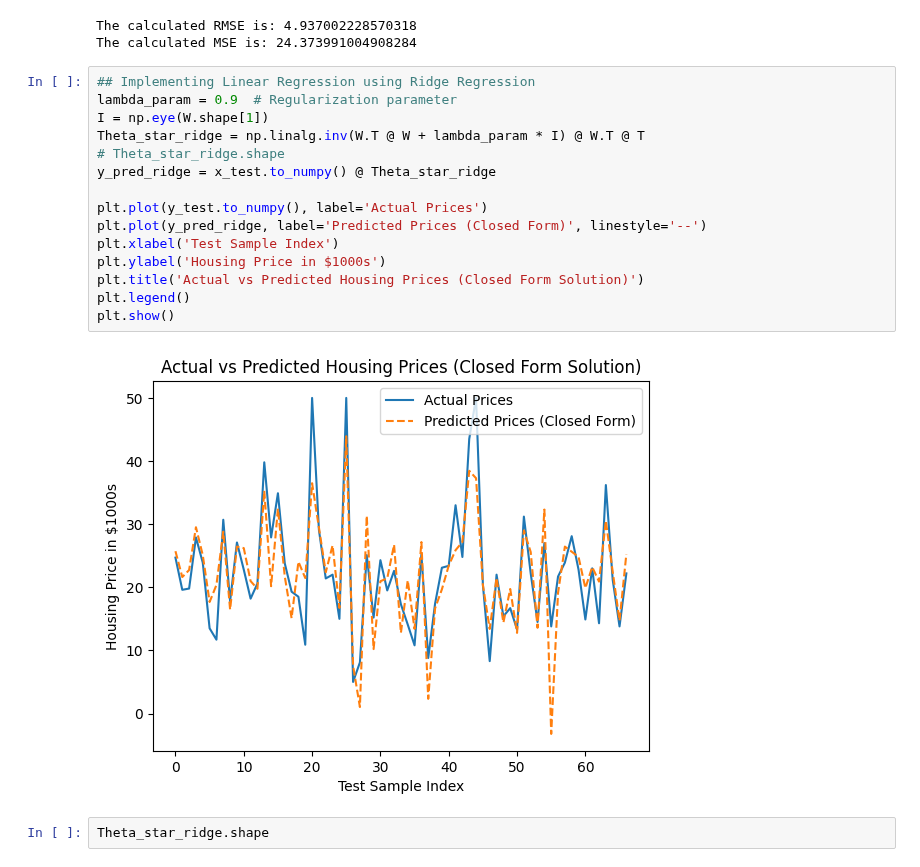
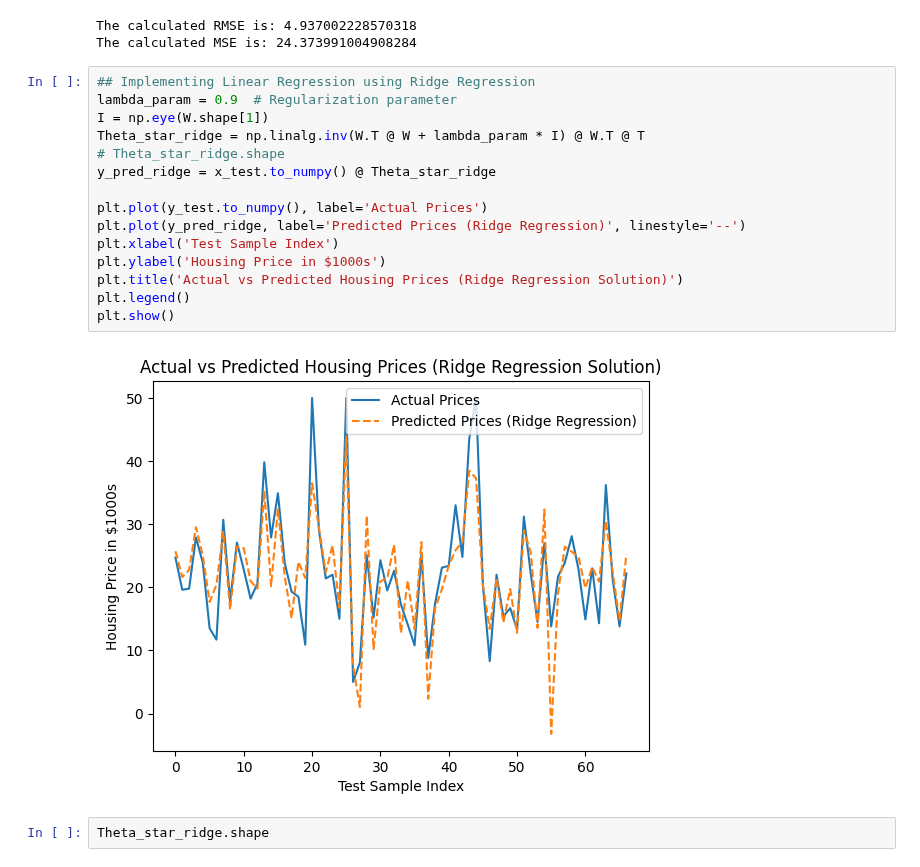
Before and after one commit to Faweenagua/ML-Regression-Projects, a Jupyter notebook: Housing Price Prediction/housingPricePrediction.ipynb, the cells around one changed output. Cells and saved outputs as stored; diff of their text form.

```diff
--- a/Housing Price Prediction/housingPricePrediction.ipynb
+++ b/Housing Price Prediction/housingPricePrediction.ipynb
@@ -161,20 +161,20 @@ The calculated MSE is: 24.373991004908284
 # %%
 ## Implementing Linear Regression using Ridge Regression
 lambda_param = 0.9  # Regularization parameter
 I = np.eye(W.shape[1])
 Theta_star_ridge = np.linalg.inv(W.T @ W + lambda_param * I) @ W.T @ T
 # Theta_star_ridge.shape
 y_pred_ridge = x_test.to_numpy() @ Theta_star_ridge
 
 plt.plot(y_test.to_numpy(), label='Actual Prices')
-plt.plot(y_pred_ridge, label='Predicted Prices (Closed Form)', linestyle='--')
+plt.plot(y_pred_ridge, label='Predicted Prices (Ridge Regression)', linestyle='--')
 plt.xlabel('Test Sample Index')
 plt.ylabel('Housing Price in $1000s')
-plt.title('Actual vs Predicted Housing Prices (Closed Form Solution)')
+plt.title('Actual vs Predicted Housing Prices (Ridge Regression Solution)')
 plt.legend()
 plt.show()
 # %% [output]
-[figure, old version]
+[figure, new version]
 # %%
 Theta_star_ridge.shape
 # %% [output]
```
Also changed, not shown: parts of 9 cells of this notebook.
